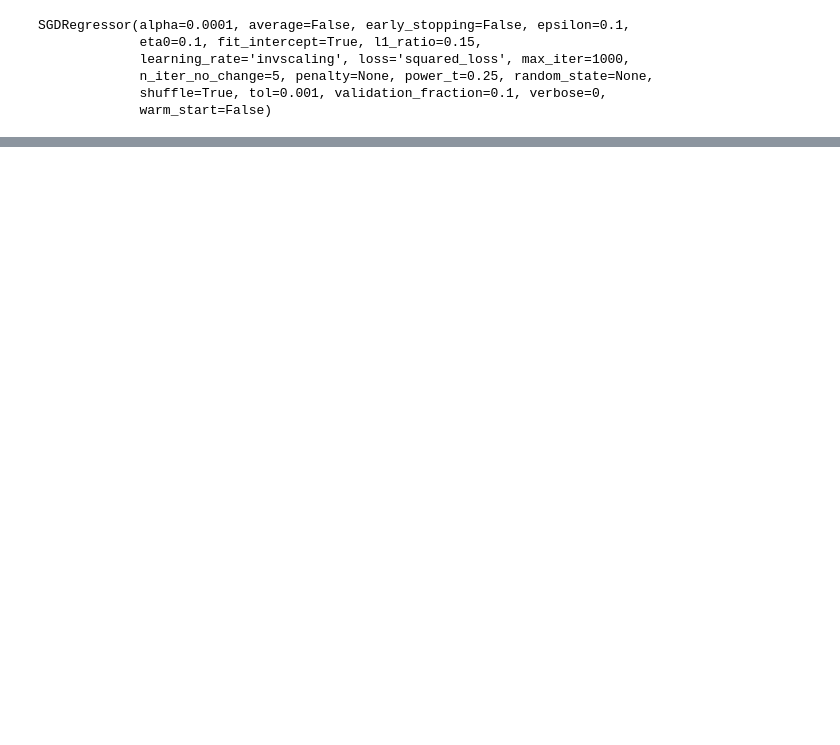
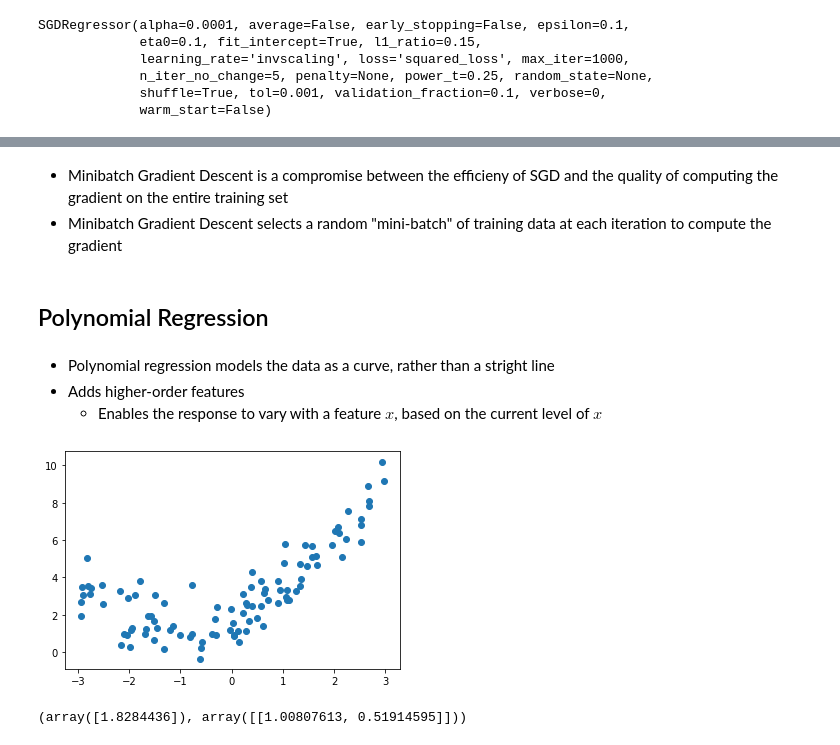
Before and after one commit to dcoxnard/handsonml_notes_solutions, a Jupyter notebook: 04_1_notes.ipynb, the cells around one changed output, grey strips where cells are left out. Saved outputs shown, nothing was run; the diff lists cells and outputs as text; code cells hidden in the pictures; blank space fills up the shorter version.

```diff
--- a/04_1_notes.ipynb
+++ b/04_1_notes.ipynb
@@ -198,0 +200,18 @@ sgd_reg.intercept_, sgd_reg.coef_
+# %% [markdown]
+- Minibatch Gradient Descent is a compromise between the efficieny of SGD and the quality of computing the gradient on the entire training set
+- Minibatch Gradient Descent selects a random "mini-batch" of training data at each iteration to compute the gradient
+# %% [markdown]
+## Polynomial Regression
+# %% [markdown]
+- Polynomial regression models the data as a curve, rather than a stright line
+- Adds higher-order features
+    - Enables the response to vary with a feature $x$, based on the current level of $x$
+# %%
+# Some simulated data
+m = 100
+X = 6 * np.random.rand(m, 1) - 3
+y = 0.5 * X ** 2 + X + 2 + np.random.randn(m, 1)
+# %%
+plt.scatter(X, y);
+# %% [output]
+[figure, added]
@@ -198,0 +221,6 @@ sgd_reg.intercept_, sgd_reg.coef_
+# %%
+lin_reg  = LinearRegression()
+lin_reg.fit(X_poly, y)
+lin_reg.intercept_, lin_reg.coef_
+# %% [output]
+(array([1.8284436]), array([[1.00807613, 0.51914595]]))
```
Also changed, not shown: parts of 13 cells of this notebook.
